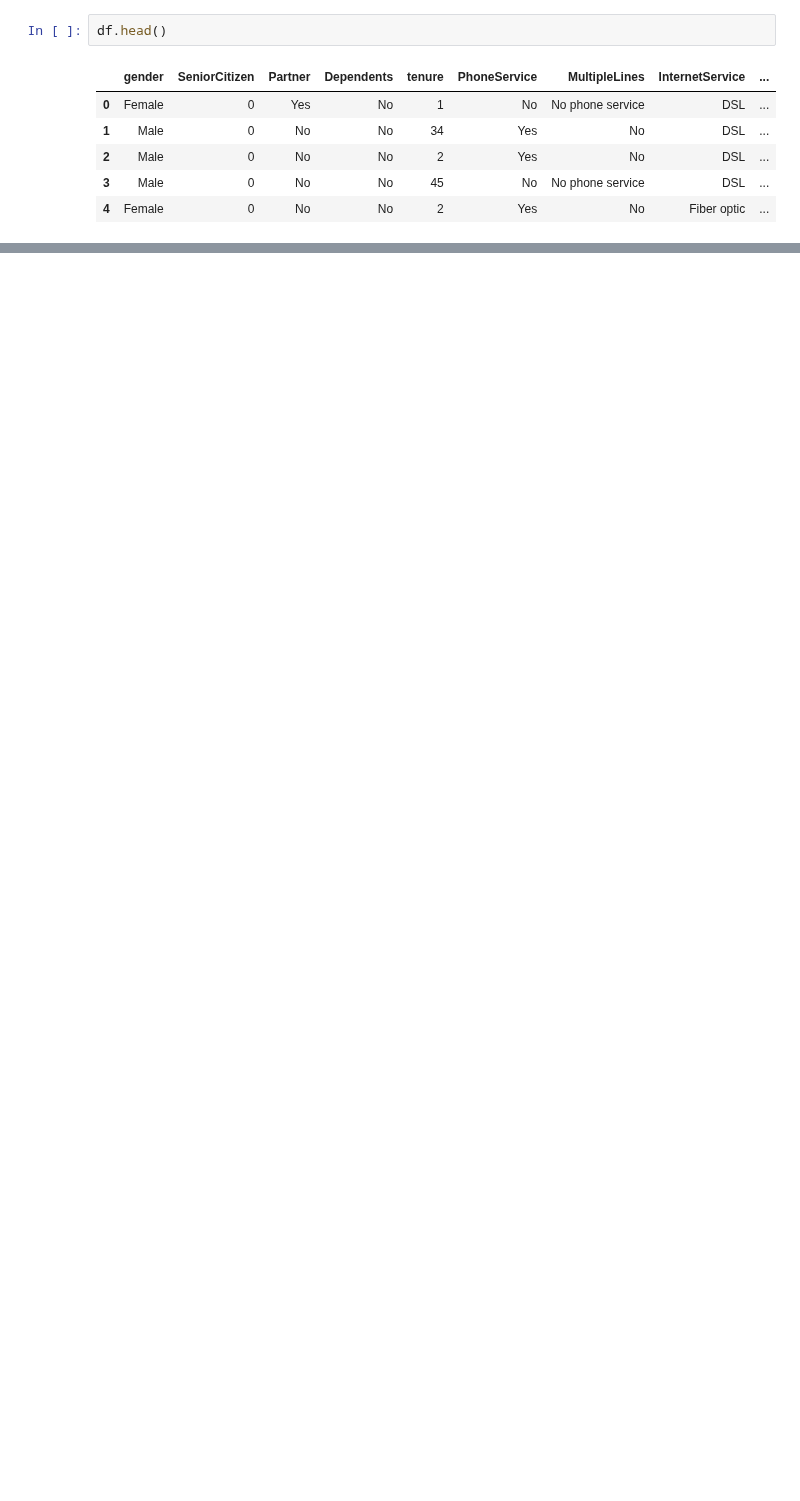
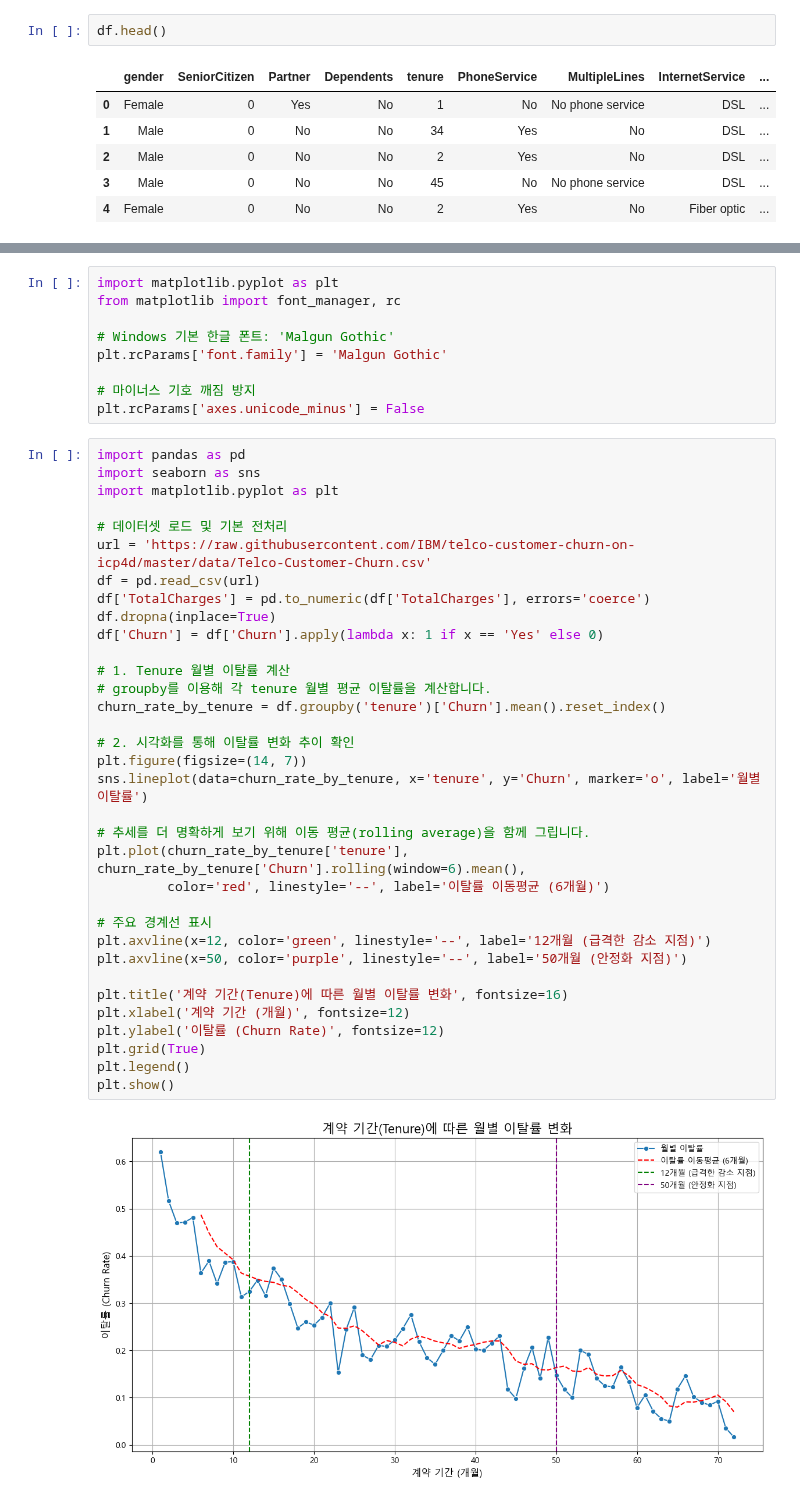
Before and after one commit to pia222sk20/python, a Jupyter notebook: pandas-data-analysis/part7/7.4_review2_knn.ipynb, the cells around one changed output, grey strips where cells are left out. Cells and saved outputs as stored; diff of their text form; blank space fills up the shorter version.

```diff
--- a/pandas-data-analysis/part7/7.4_review2_knn.ipynb
+++ b/pandas-data-analysis/part7/7.4_review2_knn.ipynb
@@ -349,0 +423,45 @@ sns.histplot(data=df, x='Contract', hue='Churn',multiple='fill',bins=20)
+# %%
+import matplotlib.pyplot as plt
+from matplotlib import font_manager, rc
+
+# Windows 기본 한글 폰트: 'Malgun Gothic'
+plt.rcParams['font.family'] = 'Malgun Gothic'
+
+# 마이너스 기호 깨짐 방지
+plt.rcParams['axes.unicode_minus'] = False
+# %%
+import pandas as pd
+import seaborn as sns
+import matplotlib.pyplot as plt
+
+# 데이터셋 로드 및 기본 전처리
+url = 'https://raw.githubusercontent.com/IBM/telco-customer-churn-on-icp4d/master/data/Telco-Customer-Churn.csv'
+df = pd.read_csv(url)
+df['TotalCharges'] = pd.to_numeric(df['TotalCharges'], errors='coerce')
+df.dropna(inplace=True)
+df['Churn'] = df['Churn'].apply(lambda x: 1 if x == 'Yes' else 0)
+
+# 1. Tenure 월별 이탈률 계산
+# groupby를 이용해 각 tenure 월별 평균 이탈률을 계산합니다.
+churn_rate_by_tenure = df.groupby('tenure')['Churn'].mean().reset_index()
+
+# 2. 시각화를 통해 이탈률 변화 추이 확인
+plt.figure(figsize=(14, 7))
+sns.lineplot(data=churn_rate_by_tenure, x='tenure', y='Churn', marker='o', label='월별 이탈률')
+
+# 추세를 더 명확하게 보기 위해 이동 평균(rolling average)을 함께 그립니다.
+plt.plot(churn_rate_by_tenure['tenure'], churn_rate_by_tenure['Churn'].rolling(window=6).mean(),
+         color='red', linestyle='--', label='이탈률 이동평균 (6개월)')
+
+# 주요 경계선 표시
+plt.axvline(x=12, color='green', linestyle='--', label='12개월 (급격한 감소 지점)')
+plt.axvline(x=50, color='purple', linestyle='--', label='50개월 (안정화 지점)')
+
+plt.title('계약 기간(Tenure)에 따른 월별 이탈률 변화', fontsize=16)
+plt.xlabel('계약 기간 (개월)', fontsize=12)
+plt.ylabel('이탈률 (Churn Rate)', fontsize=12)
+plt.grid(True)
+plt.legend()
+plt.show()
+# %% [output]
+[figure, added]
```
Also changed, not shown: parts of 11 cells of this notebook.
